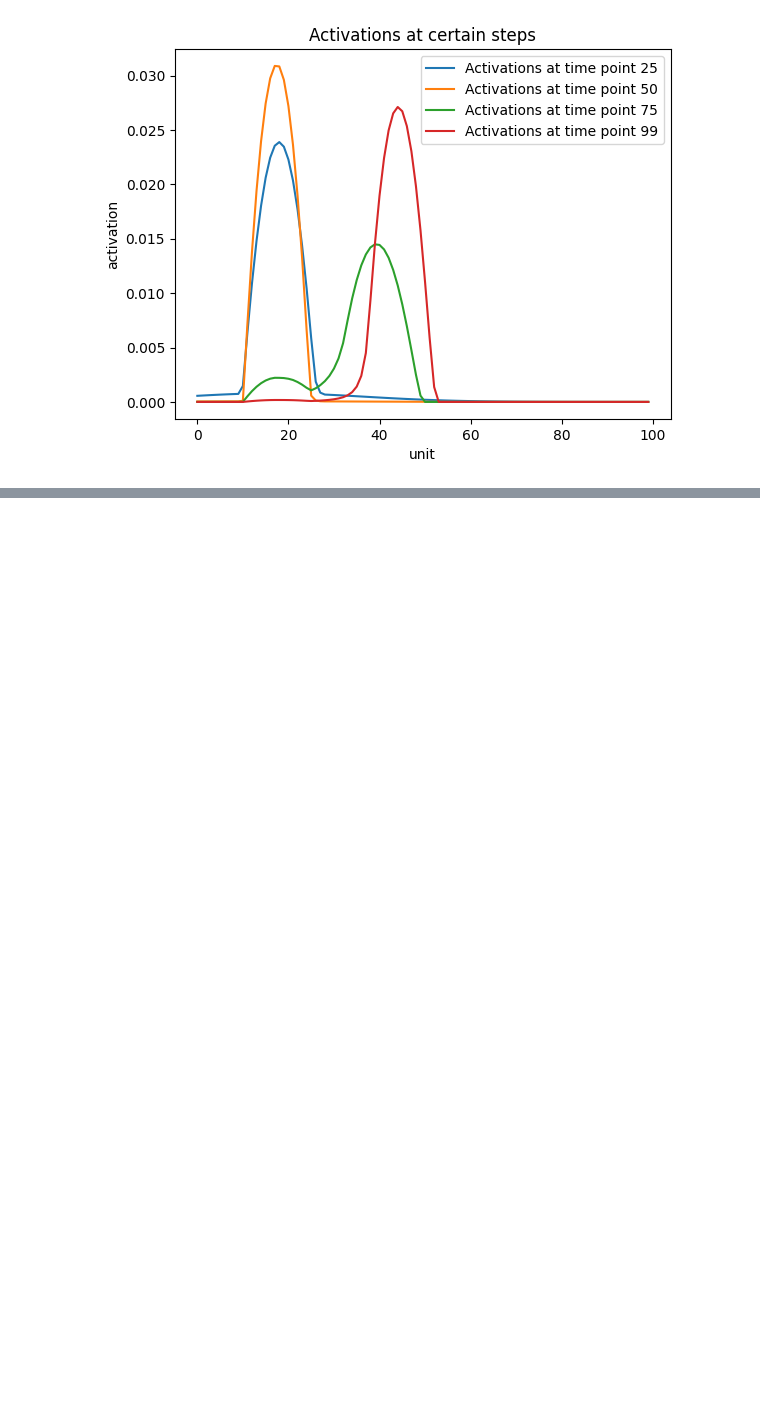
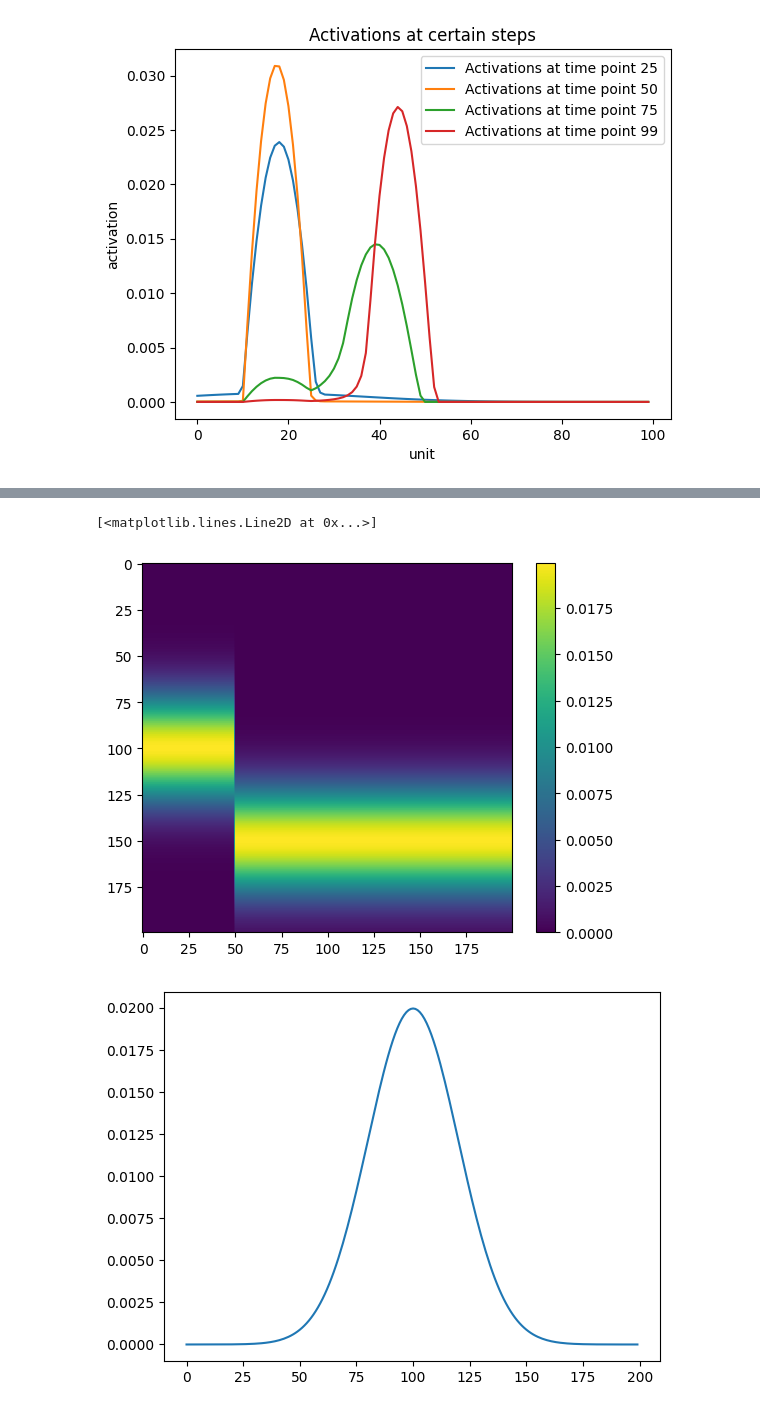
Before and after one commit to joncannon/Thesis, a Jupyter notebook: tonic_bump.ipynb, the cells around one changed output, grey strips where cells are left out. Saved outputs shown, nothing was run; the diff lists cells and outputs as text; code cells hidden in the pictures; blank space fills up the shorter version.

```diff
--- a/tonic_bump.ipynb
+++ b/tonic_bump.ipynb
@@ -169,0 +215,47 @@ line2.run(case3,dopamine)
+# %%
+#ten taps at 500 ms, then 20 taps at 510 ms, with a 100 time step warm up time
+fig4a_stim = np.zeros((200,2500))
+#how sure are we of what tempo we want to tap along with?
+sd = 20
+
+unit_ids = np.arange(0,200,1)
+for i in range(0,600):
+    fig4a_stim[:,i] = stats.norm.pdf(unit_ids, 100, sd)
+
+for i in range(600,2500):
+    fig4a_stim[:,i] = stats.norm.pdf(unit_ids, 110, sd)
+
+#ten taps at 500 ms, then 20 taps at 550ms, with a 100 time step warm up time
+fig2a_stim = np.zeros((200,2500))
+#how sure are we of what tempo we want to tap along with?
+sd = 20
+
+unit_ids = np.arange(0,200,1)
+for i in range(0,600):
+    fig2a_stim[:,i] = stats.norm.pdf(unit_ids, 100, sd)
+
+for i in range(600,2500):
+    fig2a_stim[:,i] = stats.norm.pdf(unit_ids, 150, sd)
+
+#ten taps at 500 ms, then 20 taps at 520ms, with a 100 time step warm up time
+fig3a_stim = np.zeros((200,2500))
+#how sure are we of what tempo we want to tap along with?
+sd = 20
+
+unit_ids = np.arange(0,200,1)
+for i in range(0,600):
+    fig3a_stim[:,i] = stats.norm.pdf(unit_ids, 100, sd)
+
+for i in range(600,2500):
+    fig3a_stim[:,i] = stats.norm.pdf(unit_ids, 120, sd)
+
+plt.figure(1)
+plt.imshow(fig2a_stim[:,550:750])
+plt.colorbar()
+
+plt.figure(2)
+plt.plot(fig3a_stim[:,1])
+# %% [output]
+[<matplotlib.lines.Line2D at 0x...>]
+[figure, added]
+[figure, added]
```
Also changed, not shown: parts of 9 cells of this notebook.
